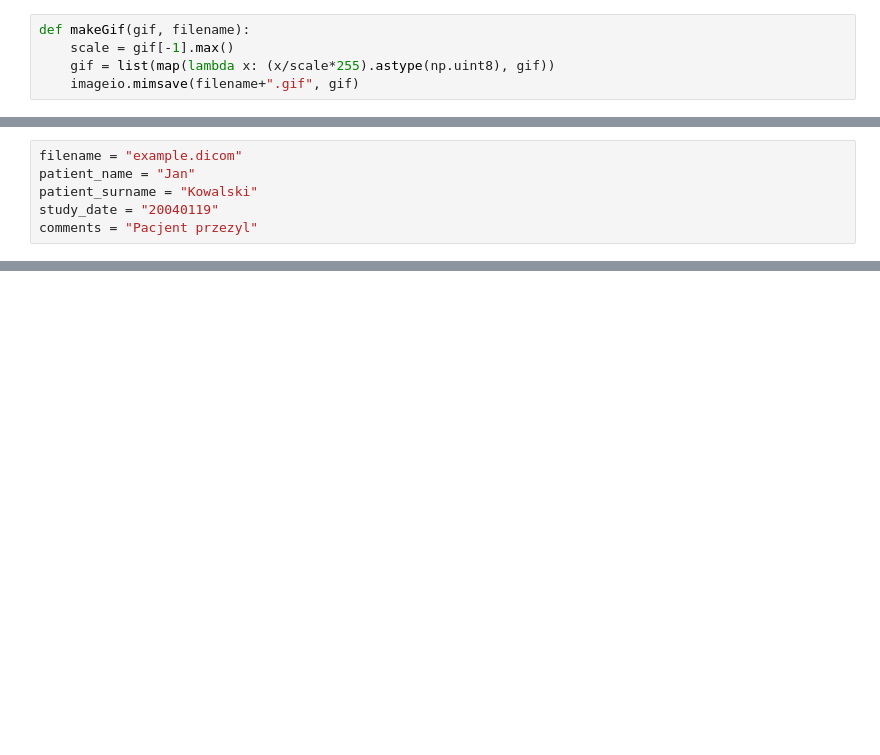
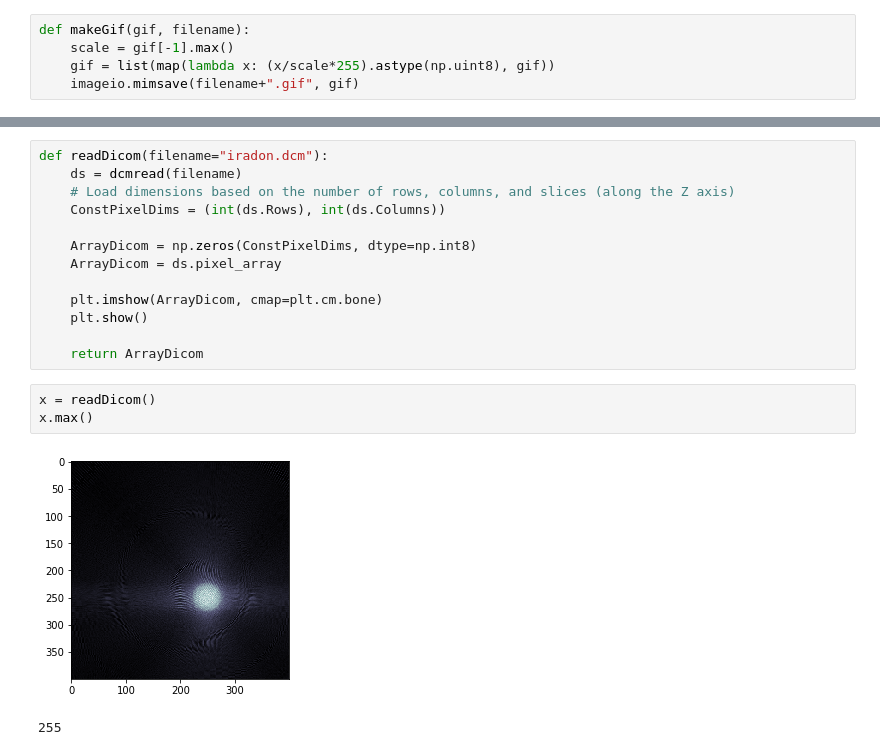
Before and after one commit to jedlin21/tomograf, a Jupyter notebook: Projekt-Tomograf.ipynb, the cells around one changed output, grey strips where cells are left out. Cells and saved outputs as stored; diff of their text form; blank space fills up the shorter version.

```diff
--- a/Projekt-Tomograf.ipynb
+++ b/Projekt-Tomograf.ipynb
@@ -165,9 +123,3 @@ def get_pixels_hu(scans):
-# %%
-filename = "example.dicom"
-patient_name = "Jan"
-patient_surname = "Kowalski"
-study_date = "20040119"
-comments = "Pacjent przezyl"
 # %%
 
 #dataset = pydicom.dcmread(filename)
@@ -200,0 +201,19 @@ angle 20
+# %%
+def readDicom(filename="iradon.dcm"):
+    ds = dcmread(filename)
+    # Load dimensions based on the number of rows, columns, and slices (along the Z axis)
+    ConstPixelDims = (int(ds.Rows), int(ds.Columns))
+
+    ArrayDicom = np.zeros(ConstPixelDims, dtype=np.int8)
+    ArrayDicom = ds.pixel_array
+
+    plt.imshow(ArrayDicom, cmap=plt.cm.bone)
+    plt.show()
+
+    return ArrayDicom
+# %%
+x = readDicom()
+x.max()
+# %% [output]
+[figure, added]
+255
```
Also changed, not shown: parts of 36 cells of this notebook, 21 other files.
